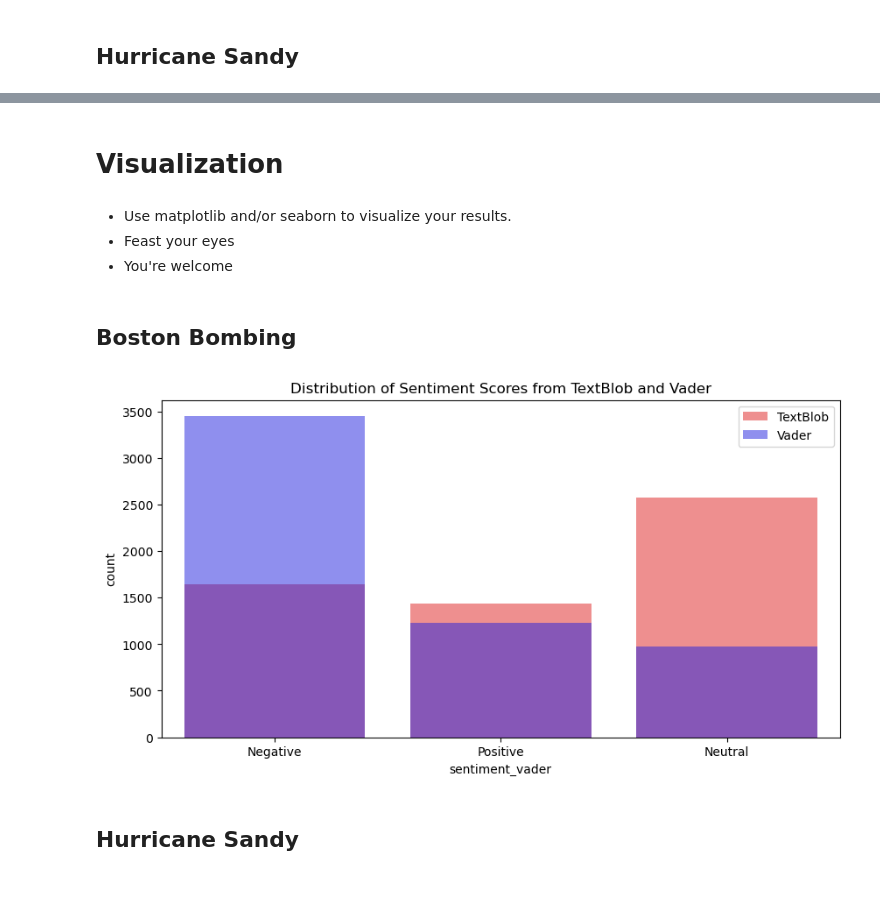
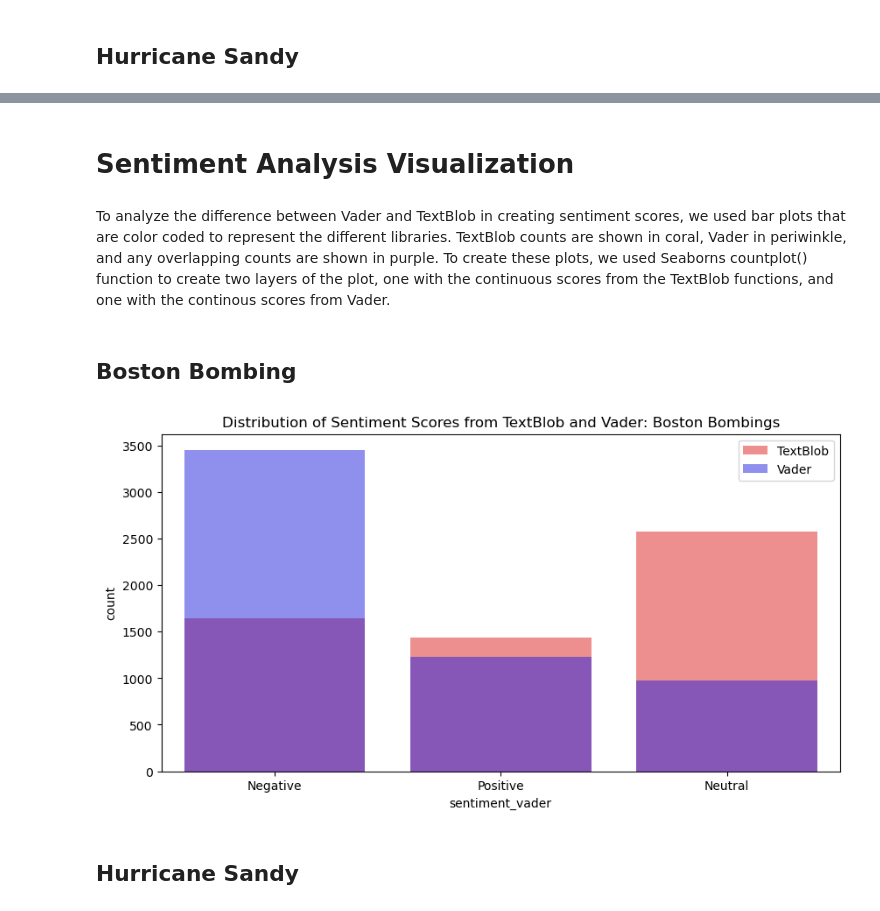
Before and after one commit to finnleyo/final-project-team-teal, a Jupyter notebook: final_project.ipynb, the cells around one changed output, grey strips where cells are left out. Saved outputs shown, nothing was run; the diff lists cells and outputs as text; code cells hidden in the pictures.

```diff
--- a/final_project.ipynb
+++ b/final_project.ipynb
@@ -243,8 +251,6 @@ df1[["clean_text", "sentiment_textblob", "sent_textblob_cont", "sentiment_vader"
 # %% [markdown]
-# Visualization
+# Sentiment Analysis Visualization
 # %% [markdown]
-- Use matplotlib and/or seaborn to visualize your results.
-- Feast your eyes
-- You're welcome
+To analyze the difference between Vader and TextBlob in creating sentiment scores, we used bar plots that are color coded to represent the different libraries. TextBlob counts are shown in coral, Vader in periwinkle, and any overlapping counts are shown in purple. To create these plots, we used Seaborns countplot() function to create two layers of the plot, one with the continuous scores from the TextBlob functions, and one with the continous scores from Vader.
 # %% [markdown]
 ## Boston Bombing
@@ -254,12 +257,12 @@ df1[["clean_text", "sentiment_textblob", "sent_textblob_cont", "sentiment_vader"
 # %%
 plt.figure(figsize=(10, 5))
 sns.countplot(x="sentiment_textblob", data= df , label="TextBlob", color='r', alpha=0.5)
 sns.countplot(x="sentiment_vader", data= df , label="Vader", color='b', alpha=0.5)
 plt.legend()
-plt.title('Distribution of Sentiment Scores from TextBlob and Vader')
+plt.title('Distribution of Sentiment Scores from TextBlob and Vader: Boston Bombings')
 plt.show()
 # %% [output]
-[figure, old version]
+[figure, new version]
 # %% [markdown]
 ## Hurricane Sandy
 # %%
```
Also changed, not shown: parts of 20 cells of this notebook.
